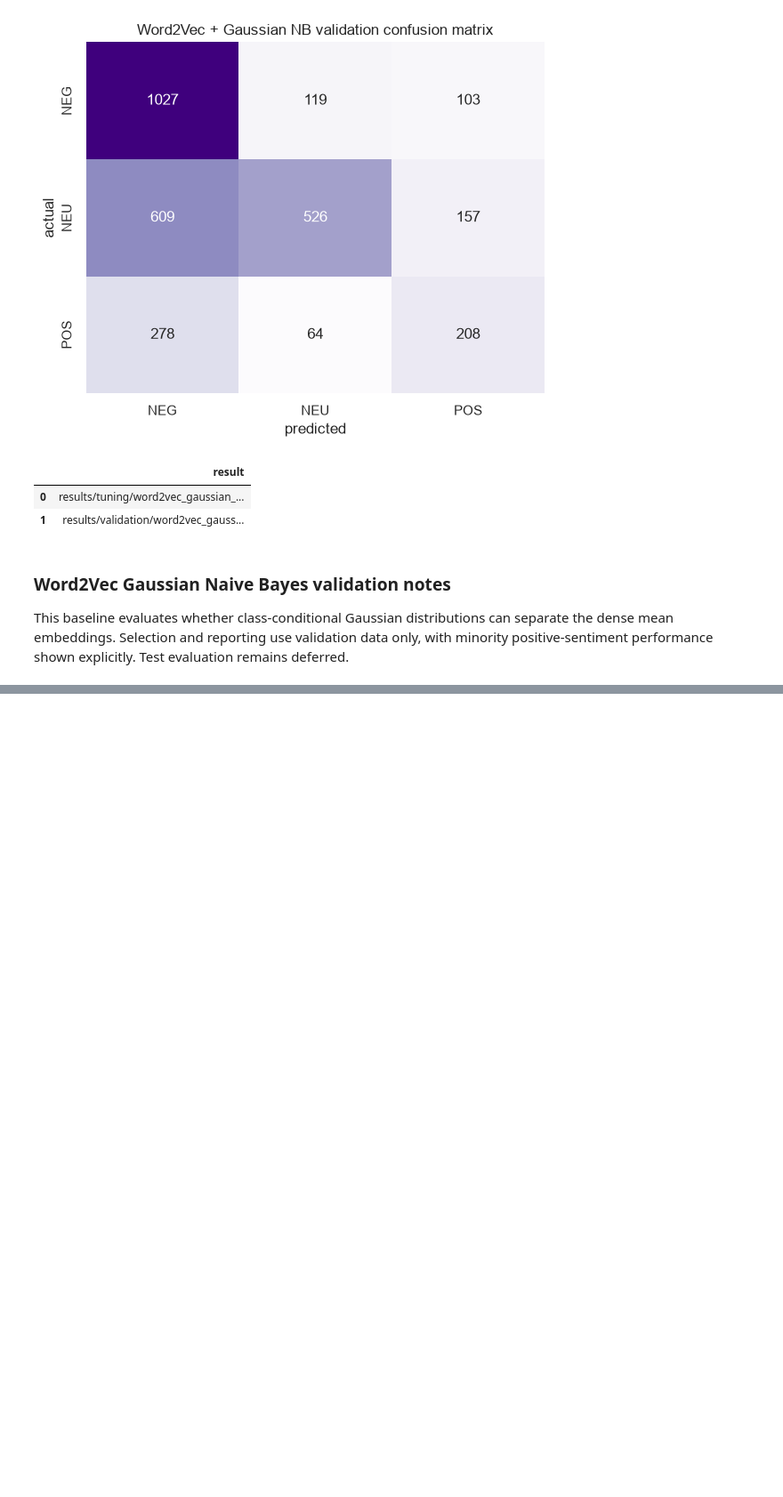
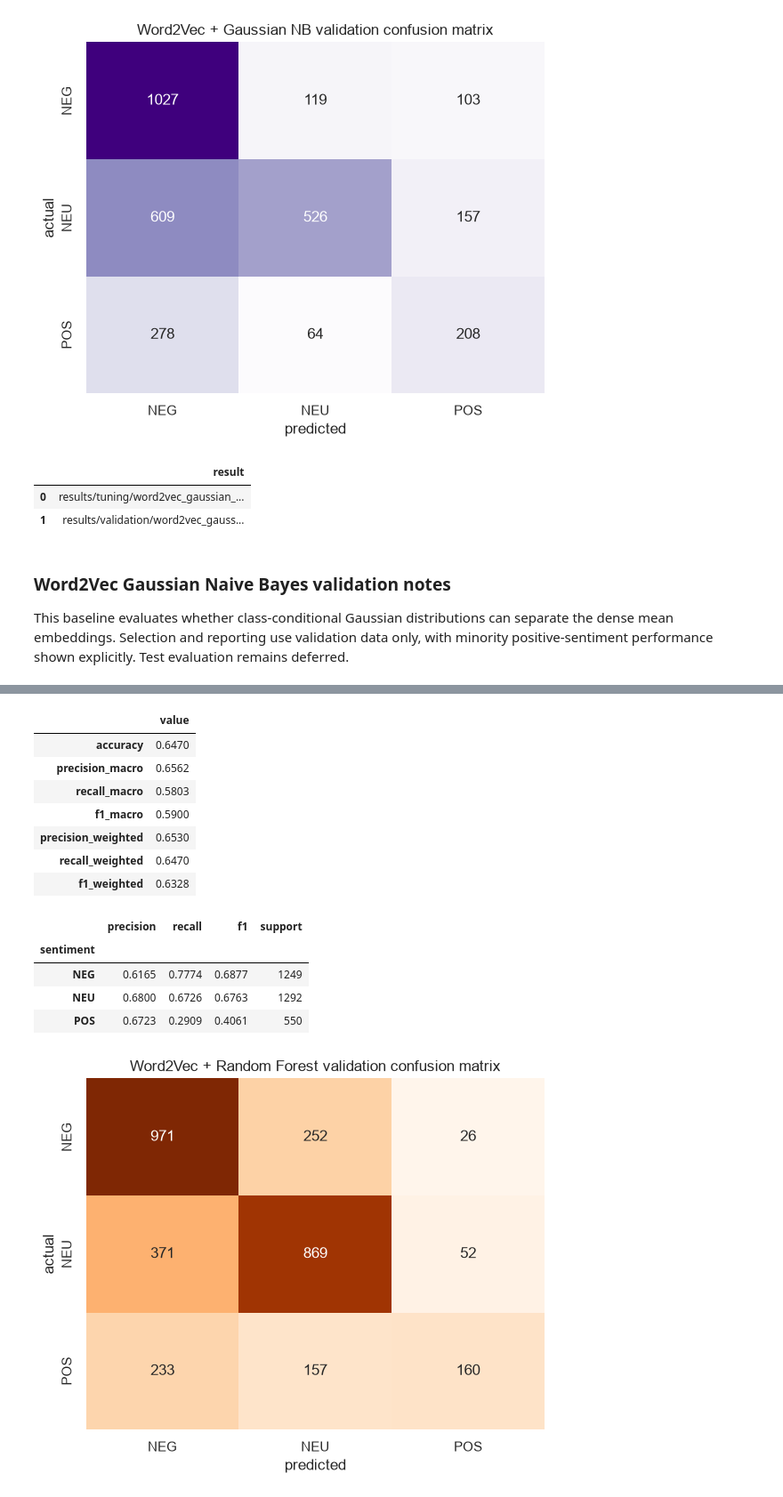
Before and after one commit to iAboud98/arabic-sentiment-analysis, a Jupyter notebook: notebooks/arabic_sentiment_analysis.ipynb, the cells around one changed output, grey strips where cells are left out. Shown at 89% size. Drawn from its saved outputs; the diff is of its cells as text; code cells hidden in the pictures; blank space fills up the shorter version.

Commit message:
tune Word2Vec Random Forest

```diff
--- a/notebooks/arabic_sentiment_analysis.ipynb
+++ b/notebooks/arabic_sentiment_analysis.ipynb
@@ -2039,0 +2110,47 @@ This baseline evaluates whether class-conditional Gaussian distributions can sep
+# %%
+word2vec_rf_validation_metrics = aggregate_classification_metrics(
+    TFIDF_TARGETS["validation"], WORD2VEC_RF_VALIDATION_PREDICTIONS
+)
+word2vec_rf_validation_per_class = per_class_metrics(
+    TFIDF_TARGETS["validation"], WORD2VEC_RF_VALIDATION_PREDICTIONS
+)
+word2vec_rf_validation_confusion = pd.DataFrame(
+    confusion_matrix(
+        TFIDF_TARGETS["validation"],
+        WORD2VEC_RF_VALIDATION_PREDICTIONS,
+        labels=SENTIMENT_LABELS,
+    ),
+    index=pd.Index(SENTIMENT_LABELS, name="actual"),
+    columns=pd.Index(SENTIMENT_LABELS, name="predicted"),
+)
+
+display(pd.Series(word2vec_rf_validation_metrics, name="value").to_frame().round(4))
+display(word2vec_rf_validation_per_class.round(4))
+
+figure, axis = plt.subplots(figsize=(6, 5))
+sns.heatmap(
+    word2vec_rf_validation_confusion,
+    annot=True,
+    fmt="d",
+    cmap="Oranges",
+    cbar=False,
+    ax=axis,
+)
+axis.set_title("Word2Vec + Random Forest validation confusion matrix")
+figure.tight_layout()
+plt.show()
+# %% [output]
+|  | value |
+| accuracy | 0.6470 |
+| precision_macro | 0.6562 |
+| recall_macro | 0.5803 |
+| f1_macro | 0.5900 |
+| precision_weighted | 0.6530 |
+| recall_weighted | 0.6470 |
+| f1_weighted | 0.6328 |
+|  | precision | recall | f1 | support |
+| sentiment |  |  |  |  |
+| NEG | 0.6165 | 0.7774 | 0.6877 | 1249 |
+| NEU | 0.6800 | 0.6726 | 0.6763 | 1292 |
+| POS | 0.6723 | 0.2909 | 0.4061 | 550 |
+[figure, added]
```
Also changed, not shown: parts of 4 cells of this notebook, 2 other files.
